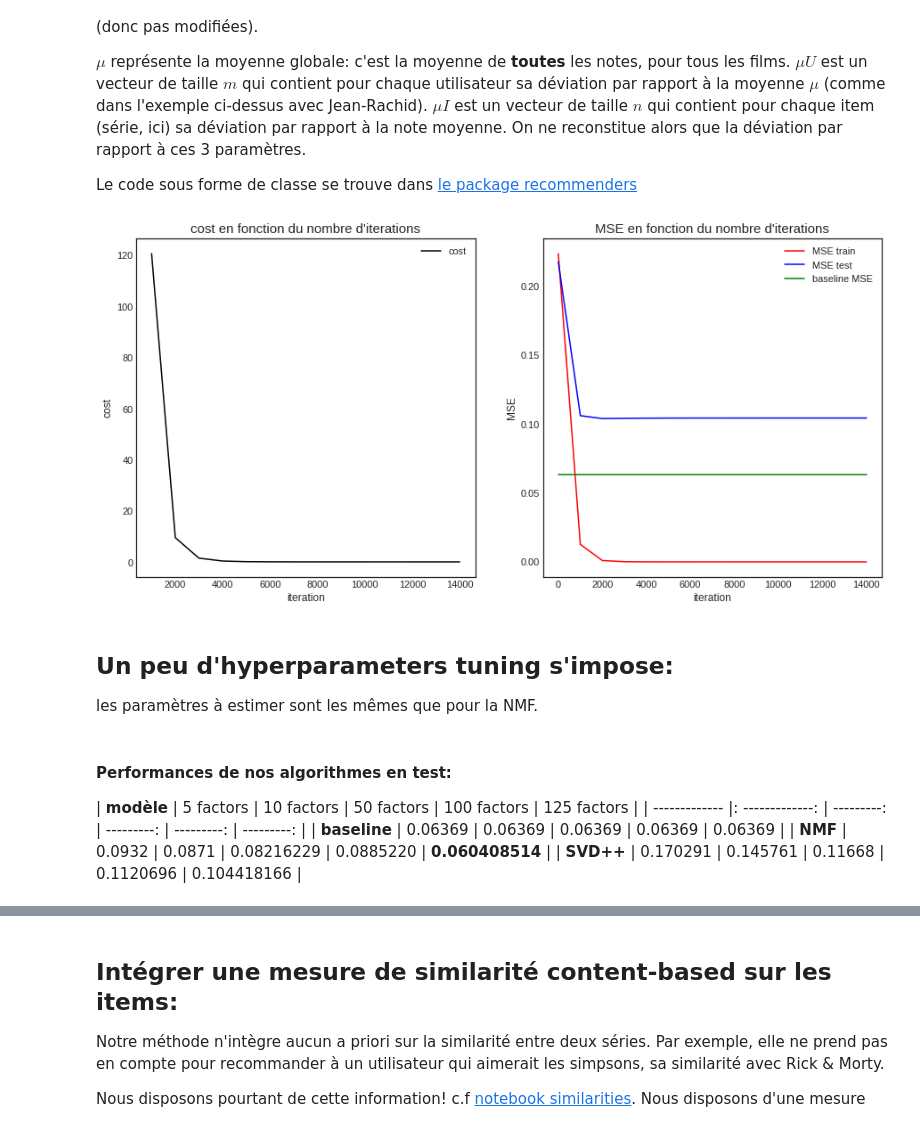
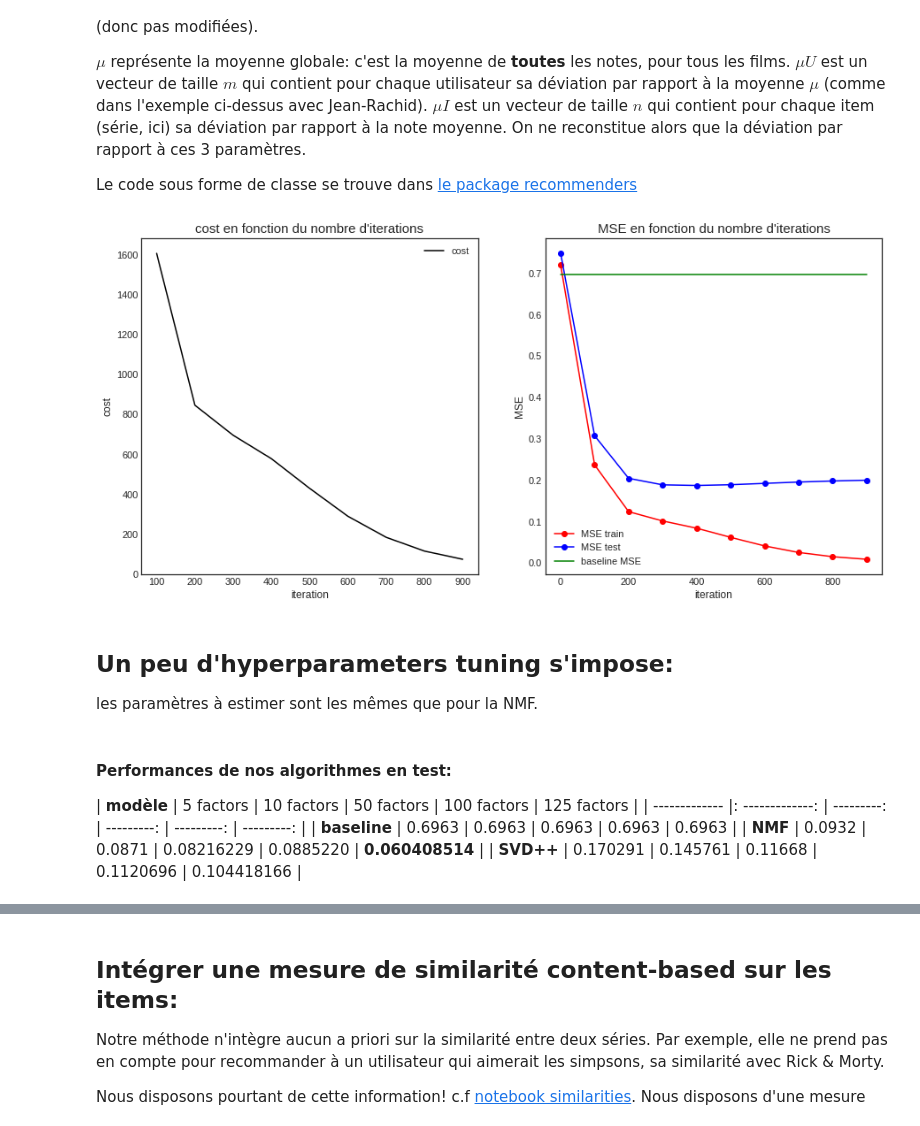
Before and after one commit to ismaelbonneau/movie_recommender, a Jupyter notebook: collaborative_filtering_1.ipynb, the cells around one changed output, grey strips where cells are left out. Drawn from its saved outputs; the diff is of its cells as text; code cells hidden in the pictures.

```diff
--- a/collaborative_filtering_1.ipynb
+++ b/collaborative_filtering_1.ipynb
@@ -152,4 +161,4 @@ Retirons les noms de série, et enlevons les utilisateurs ayant noté moins de 4
 #on mémorise le mapping entier -> série en gardant les noms de série.
 df.rename(columns={"Unnamed: 0":'item'}, inplace=True)
 df = df.loc[:, (df.count(axis=0) >= 4)] #enlever les utilisateurs ayant noté moins de 5 séries
-df = df.loc[(df.count(axis=1) >= 4), :] #enlever les séries ayant reçu moins de 4 notes
+df = df.loc[(df.count(axis=1) >= 15), :] #enlever les séries ayant reçu moins de 4 notes
@@ -189,3 +206,10 @@ for s in np.argsort(np.array(df.mean(axis=0)))[::-1][:10]:
+# %%
+for i in range(len(df.values)):
+    for j in range(len(df.values[i])):
+        if df.values[i,j] > 6:
+            df.values[i,j] = 1
+        else:
+            df.values[i,j] = 0
 # %% [markdown]
 ### Masquage des valeurs manquantes:
 
@@ -532,45 +543,32 @@ Le code sous forme de classe se trouve dans <a href="https://github.com/ismaelbo
 # %%
 from recommenders.matrixFactorization import SVDpp
 
-train = df.notnull().values
-test_size = 0.2
-test = train.copy()
-
-for i in range(df.shape[0]):
-    for j in range(df.shape[1]):
-        if train[i,j]:
-            if random.random() < test_size:
-                #ajouter dans test et enlever de train
-                train[i,j] = False
-            else:
-                test[i,j] = False
-
-svdpp = SVDpp(200)
-U, I, b_U, b_I, b, params = svdpp.run(df, train, test, 15000, 0.0001, alpha=0.001, verbose=False)
+svdpp = SVDpp(50)
+U, I, b_U, b_I, b, params = svdpp.run(df, train, test, 1000, 0.01, alpha=0.001, verbose=False)
 
 costs = params["cost"]
 mses_train = params["mse_train"]
 mses_test = params["mse_test"]
 
 plt.figure(figsize=(15,7))
 plt.subplot(1,2, 1)
 plt.title("cost en fonction du nombre d'iterations", fontsize=15)
 plt.xlabel("iteration")
 plt.ylabel("cost")
 plt.plot([a for a,b in costs[1:]], [b for a,b in costs[1:]], color="black", label="cost")
 plt.legend()
 
 plt.subplot(1,2, 2)
 plt.title("MSE en fonction du nombre d'iterations", fontsize=15)
 plt.xlabel("iteration")
 plt.ylabel("MSE")
-plt.plot([a for a,b in mses_train], [b for a,b in mses_train], color="red", label="MSE train")
-plt.plot([a for a,b in mses_test], [b for a,b in mses_test], color="blue", label="MSE test")
-plt.plot([a for a,b in mses_test], [0.06369]*len(mses_train), color="green", label="baseline MSE")
+plt.plot([a for a,b in mses_train], [b for a,b in mses_train],marker="o", color="red", label="MSE train")
+plt.plot([a for a,b in mses_test], [b for a,b in mses_test],marker="o", color="blue", label="MSE test")
+plt.plot([a for a,b in mses_test], [0.6963]*len(mses_train), color="green", label="baseline MSE")
 plt.legend()
 plt.show()
 # %% [output]
-[figure, old version]
+[figure, new version]
 # %% [markdown]
 ## Un peu d'hyperparameters tuning s'impose:
 
@@ -582,7 +580,7 @@ les paramètres à estimer sont les mêmes que pour la NMF.
 
 | **modèle**      |     5 factors   |   10 factors |   50 factors  |   100 factors   |   125 factors  |
 | ------------- |: -------------: | ---------: | ---------: | ---------: | ---------: |
-| **baseline**      |        0.06369        |      0.06369 |      0.06369 |      0.06369 |      0.06369 |
+| **baseline**      |        0.6963        |      0.6963 |      0.6963 |      0.6963 |      0.6963 |
 | **NMF**     |        0.0932        |     0.0871  |       0.08216229 |       0.0885220 |       **0.060408514** |
 | **SVD++**     |        0.170291        |      0.145761 |      0.11668 |       0.1120696 |       0.104418166 |
 # %% [markdown]
```
Also changed, not shown: parts of 28 cells of this notebook.
